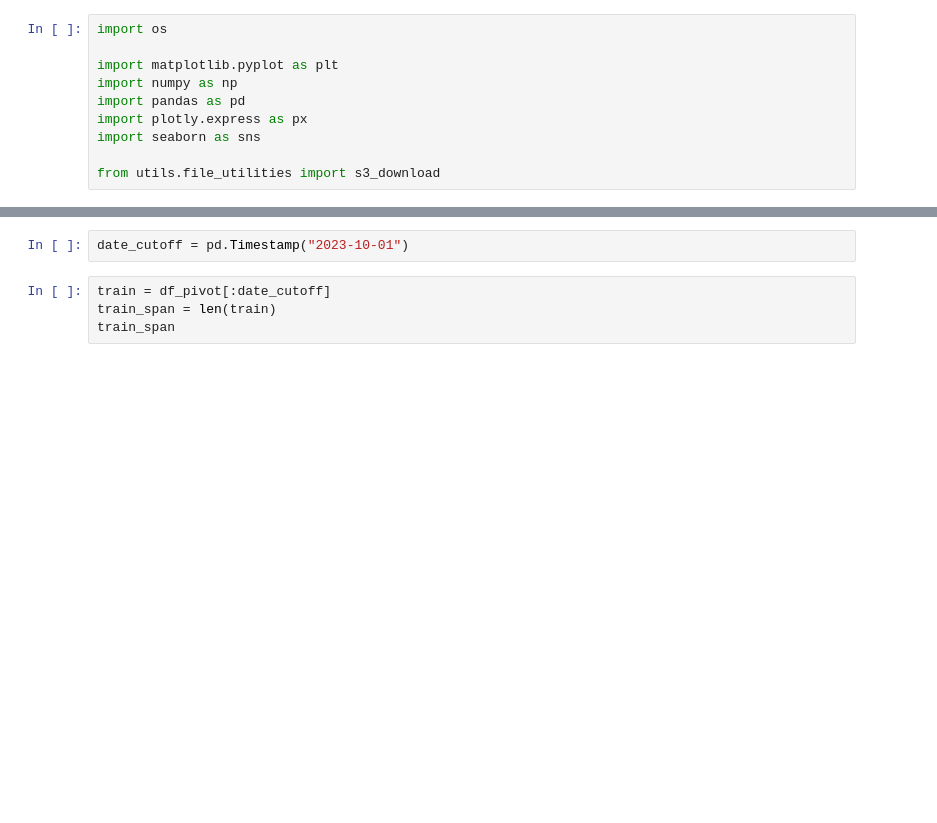
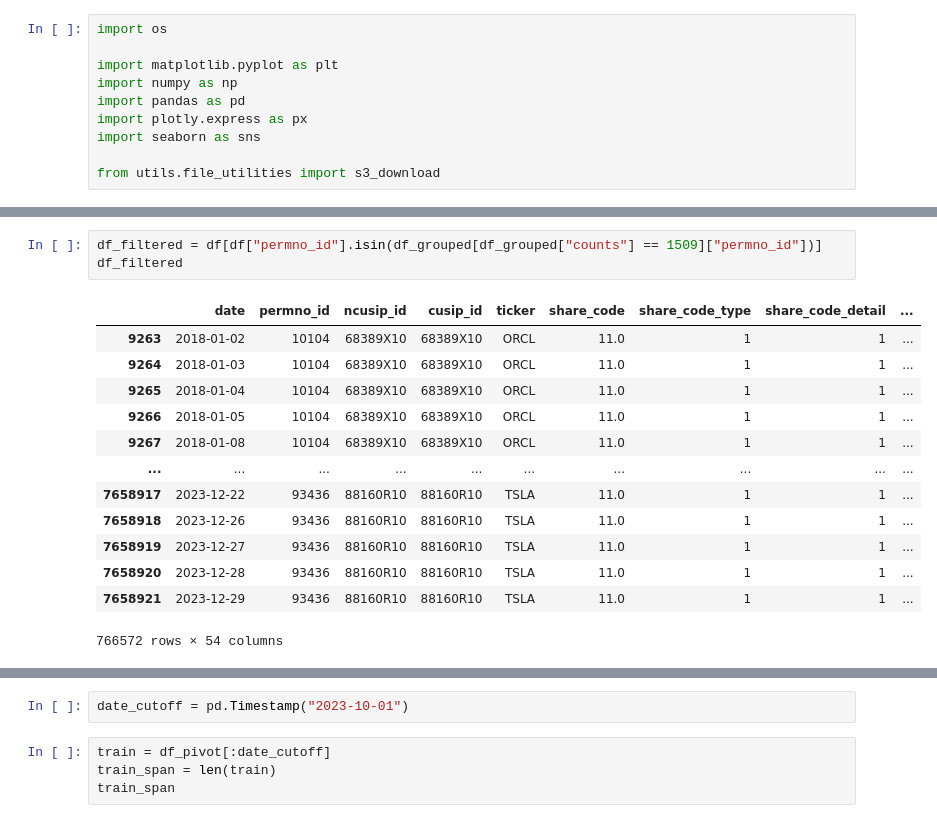
Before and after one commit to Shuo-Wang-UCBerkeley/VIP, a Jupyter notebook: src/ray/Baseline-Pypfopt.ipynb, the cells around one changed output, grey strips where cells are left out. Cells and saved outputs as stored; diff of their text form; blank space fills up the shorter version.

```diff
--- a/src/ray/Baseline-Pypfopt.ipynb
+++ b/src/ray/Baseline-Pypfopt.ipynb
@@ -92,0 +83,17 @@ index_ids = index_constituents[
+# %%
+df_filtered = df[df["permno_id"].isin(df_grouped[df_grouped["counts"] == 1509]["permno_id"])]
+df_filtered
+# %% [output]
+|  | date | permno_id | ncusip_id | cusip_id | ticker | share_code | share_code_type | share_code_detail | ... |
+| 9263 | 2018-01-02 | 10104 | 68389X10 | 68389X10 | ORCL | 11.0 | 1 | 1 | ... |
+| 9264 | 2018-01-03 | 10104 | 68389X10 | 68389X10 | ORCL | 11.0 | 1 | 1 | ... |
+| 9265 | 2018-01-04 | 10104 | 68389X10 | 68389X10 | ORCL | 11.0 | 1 | 1 | ... |
+| 9266 | 2018-01-05 | 10104 | 68389X10 | 68389X10 | ORCL | 11.0 | 1 | 1 | ... |
+| 9267 | 2018-01-08 | 10104 | 68389X10 | 68389X10 | ORCL | 11.0 | 1 | 1 | ... |
+| ... | ... | ... | ... | ... | ... | ... | ... | ... | ... |
+| 7658917 | 2023-12-22 | 93436 | 88160R10 | 88160R10 | TSLA | 11.0 | 1 | 1 | ... |
+| 7658918 | 2023-12-26 | 93436 | 88160R10 | 88160R10 | TSLA | 11.0 | 1 | 1 | ... |
+| 7658919 | 2023-12-27 | 93436 | 88160R10 | 88160R10 | TSLA | 11.0 | 1 | 1 | ... |
+| 7658920 | 2023-12-28 | 93436 | 88160R10 | 88160R10 | TSLA | 11.0 | 1 | 1 | ... |
+| 7658921 | 2023-12-29 | 93436 | 88160R10 | 88160R10 | TSLA | 11.0 | 1 | 1 | ... |
+766572 rows × 54 columns
```
Also changed, not shown: parts of 32 cells of this notebook, 5 other files.
